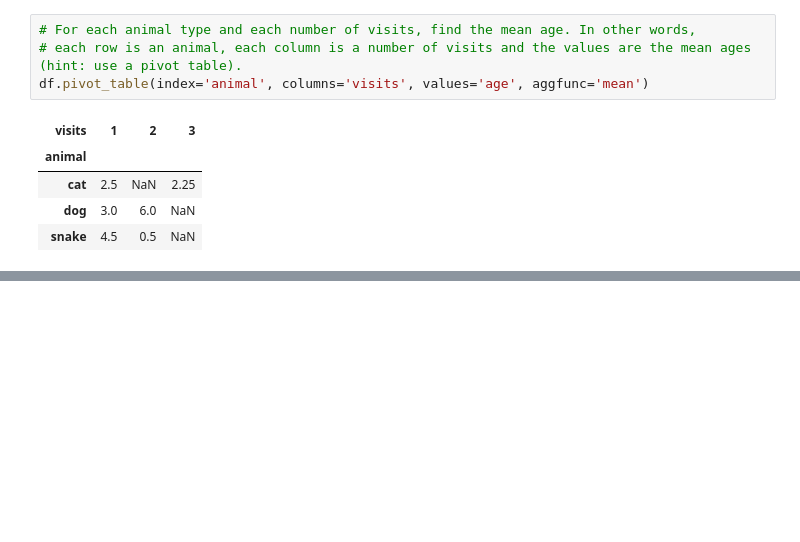
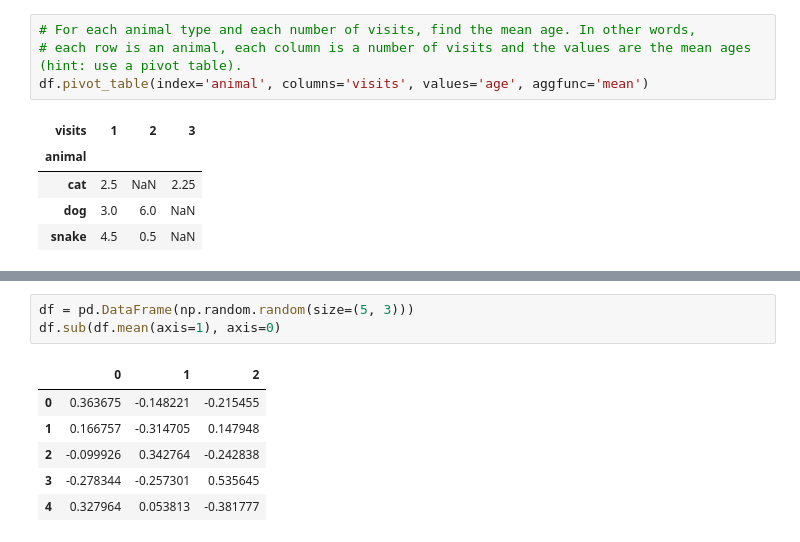
Before and after one commit to ankit-chuahan/Python-Practice-Questions, a Jupyter notebook: Practice_python_codes.ipynb, the cells around one changed output, grey strips where cells are left out. Saved outputs shown, nothing was run; the diff lists cells and outputs as text; blank space fills up the shorter version.

```diff
--- a/Practice_python_codes.ipynb
+++ b/Practice_python_codes.ipynb
@@ -2513,0 +2557,10 @@ df.pivot_table(index='animal', columns='visits', values='age', aggfunc='mean')
+# %%
+df = pd.DataFrame(np.random.random(size=(5, 3)))
+df.sub(df.mean(axis=1), axis=0)
+# %% [output]
+|  | 0 | 1 | 2 |
+| 0 | 0.363675 | -0.148221 | -0.215455 |
+| 1 | 0.166757 | -0.314705 | 0.147948 |
+| 2 | -0.099926 | 0.342764 | -0.242838 |
+| 3 | -0.278344 | -0.257301 | 0.535645 |
+| 4 | 0.327964 | 0.053813 | -0.381777 |
```
Also changed, not shown: parts of 4 cells of this notebook.
